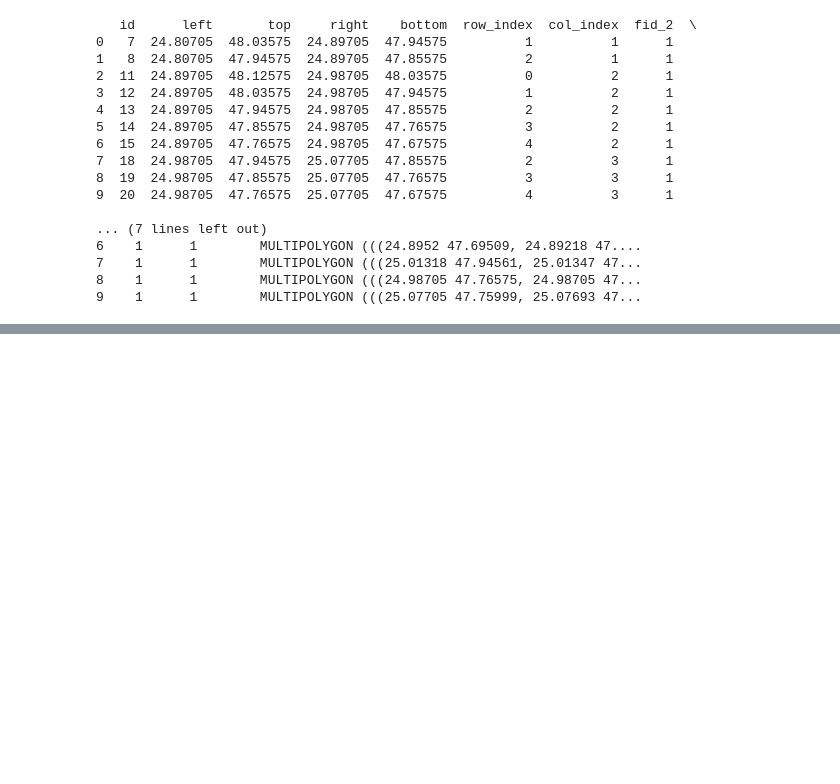
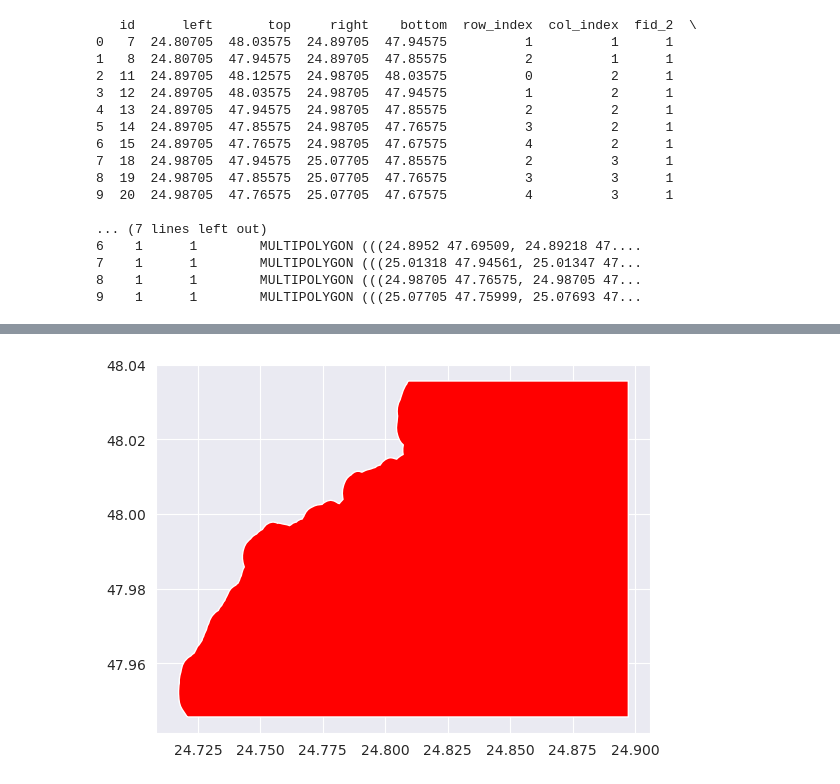
Before and after one commit to NikoriakViktot/dem-analysis, a Jupyter notebook: notebooks/Icesat_download.ipynb, the cells around one changed output, grey strips where cells are left out. Saved outputs shown, nothing was run; the diff lists cells and outputs as text; code cells hidden in the pictures; blank space fills up the shorter version.

```diff
--- a/notebooks/Icesat_download.ipynb
+++ b/notebooks/Icesat_download.ipynb
@@ -73,0 +46,5 @@ else:
+# %%
+gdf.iloc[0:1].plot(color="red")
+plt.show()
+# %% [output]
+[figure, added]
```
Also changed, not shown: parts of 17 cells of this notebook.
